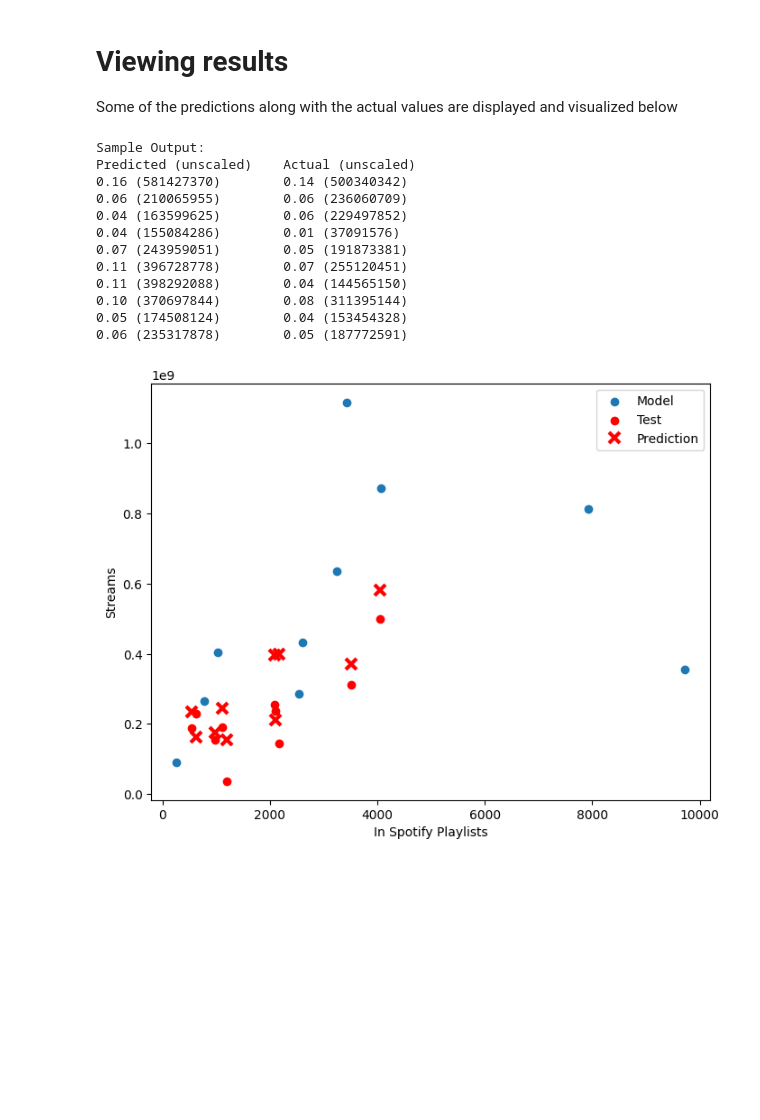
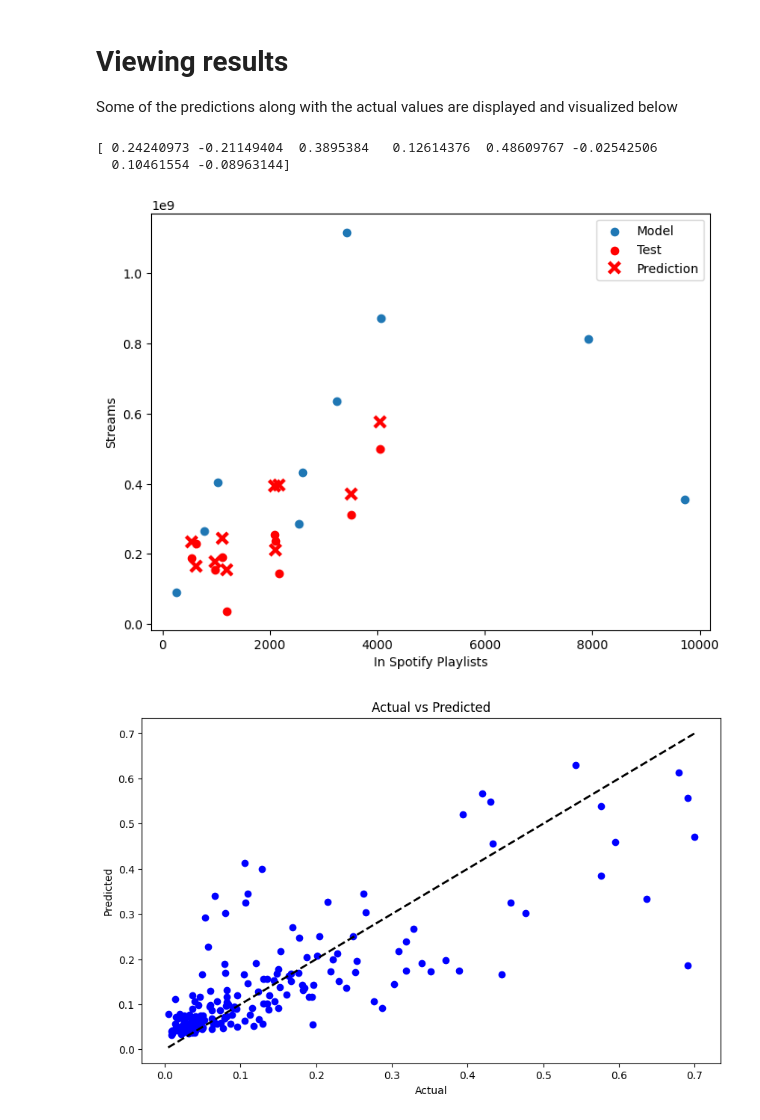
Before and after one commit to vedantMahangade/Spotify-Most-Streamed-2023, a Jupyter notebook: linear_regression.ipynb, the cells around one changed output. Drawn from its saved outputs; the diff is of its cells as text; code cells hidden in the pictures; blank space fills up the shorter version.

```diff
--- a/linear_regression.ipynb
+++ b/linear_regression.ipynb
@@ -259,8 +265,11 @@ The below cell defines a linear regression model that uses gradient descent to m
     ### 3.3. The predict method:
     Predicts the target values for new input data X using the learned parameters theta and theta0.
 # %%
-def mean_squared_error(theta0, theta, X, y):
-    return 0.5*np.mean((y-f(theta0, theta, X))**2)
+def mean_squared_error(y_true, y_pred):
+    return 0.5*np.mean(np.abs(y_true - y_pred))
+
+def mean_squared_error2(theta0, theta, X, y):
+        return 0.5*np.mean((y-f(theta0, theta, X))**2)
 
 def f(theta0, theta, X):
         return np.dot(X, theta) + theta0
@@ -274,7 +283,7 @@ class LinearRegression:
         self.theta0 = None
 
     # The actual training function
-    def fit(self, X, y, threshold=1e-7):
+    def fit(self, X, y, threshold=1e-5):
         # Extracting dimensions of feature set
         n_samples, n_features = X.shape
 
@@ -284,27 +293,25 @@ class LinearRegression:
 
         # Gradient descent optimization
         theta_prev = np.ones(n_features)
+        theta0_prev = 1
         iter = 0
         opt_pts = [self.theta]
         opt_grads = []
 
-        while np.linalg.norm(self.theta - theta_prev) > threshold:
+        while (np.linalg.norm(self.theta - theta_prev)) > threshold:
             theta_prev = self.theta
-
-
             gradient = self.mse_gradient(self.theta0, self.theta, X_train, y_train)
             self.theta = theta_prev - self.step_size * gradient
             opt_pts += [self.theta]
             opt_grads += [gradient]
 
             if iter % 100 == 0:
-                print('Iteration %d. MSE: %.6f' % (iter, mean_squared_error(self.theta0, self.theta, X_train, y_train)))
-
+                print('Iteration %d. MSE: %.6f' % (iter, mean_squared_error2(self.theta0, self.theta, X_train, y_train)))
             iter += 1
 
 
     def mse_gradient(self, theta0, theta, X, y):
-        return np.mean((f(theta0, theta, X) - y) * X.T, axis=1)
+        return 0.5*np.mean((f(theta0, theta, X) - y) * X.T, axis=1)
 
 
     def predict(self, X):
@@ -355,13 +390,11 @@ Iteration 7500. MSE: 0.003343
 
 Some of the predictions along with the actual values are displayed and visualized below
 # %%
-min_target = data_desc['streams']['min']
-max_target = data_desc['streams']['max']
+theta = model.theta
+theta0 = model.theta0
+print(np.append([theta0],theta))
 
-# Inverse the Min-Max scaling transformation
-y_test_original = y_test * (max_target - min_target) + min_target
-y_pred_original = y_pred * (max_target - min_target) + min_target
-y_train_originall = y_train * (max_target - min_target) + min_target
+
 
 min_sp = data_desc['in_spotify_playlists']['min']
 max_sp = data_desc['in_spotify_playlists']['max']
@@ -369,20 +402,7 @@ max_sp = data_desc['in_spotify_playlists']['max']
 X_train_Spotify = X_train[:, [1]] * (max_sp - min_sp) + min_sp
 X_test_Spotify = X_test[:, [1]] * (max_sp - min_sp) + min_sp
 
-# Print first few predicted and actual values
-print("Sample Output:\nPredicted (unscaled)\tActual (unscaled)")
-for i in range(10,20):
-    print('{:.2f} ({:d})\t{:.2f} ({:d})'.format(y_pred[i], round(y_pred_original[i]), y_test[i], round(y_test_original[i])))
 
-
-# # Visualize predicted vs actual values
-# plt.figure(figsize=(10, 6))
-# plt.scatter(y_test, y_pred, color='blue')
-# plt.plot([y_test.min(), y_test.max()], [y_test.min(), y_test.max()], 'k--', lw=2)
-# plt.xlabel('Actual')
-# plt.ylabel('Predicted')
-# plt.title('Actual vs Predicted')
-# plt.show()
 
 
 plt.figure(figsize=(8, 6))
@@ -394,16 +414,17 @@ plt.plot(X_test_Spotify[10:20], y_pred_original[10:20], 'x', color='red', mew=3,
 plt.legend(['Model', 'Test', 'Prediction'])
 plt.show()
 # %% [output]
-Sample Output:
-Predicted (unscaled)    Actual (unscaled)
-0.16 (581427370)        0.14 (500340342)
-0.06 (210065955)        0.06 (236060709)
-0.04 (163599625)        0.06 (229497852)
-0.04 (155084286)        0.01 (37091576)
-0.07 (243959051)        0.05 (191873381)
-0.11 (396728778)        0.07 (255120451)
-0.11 (398292088)        0.04 (144565150)
-0.10 (370697844)        0.08 (311395144)
-0.05 (174508124)        0.04 (153454328)
-0.06 (235317878)        0.05 (187772591)
+[ 0.24240973 -0.21149404  0.3895384   0.12614376  0.48609767 -0.02542506
+  0.10461554 -0.08963144]
 [figure]
+# %%
+# Visualize predicted vs actual values
+plt.figure(figsize=(10, 6))
+plt.scatter(y_test, y_pred, color='blue')
+plt.plot([y_test.min(), y_test.max()], [y_test.min(), y_test.max()], 'k--', lw=2)
+plt.xlabel('Actual')
+plt.ylabel('Predicted')
+plt.title('Actual vs Predicted')
+plt.show()
+# %% [output]
+[figure, added]
```
Also changed, not shown: parts of 6 cells of this notebook, 1 other file.
